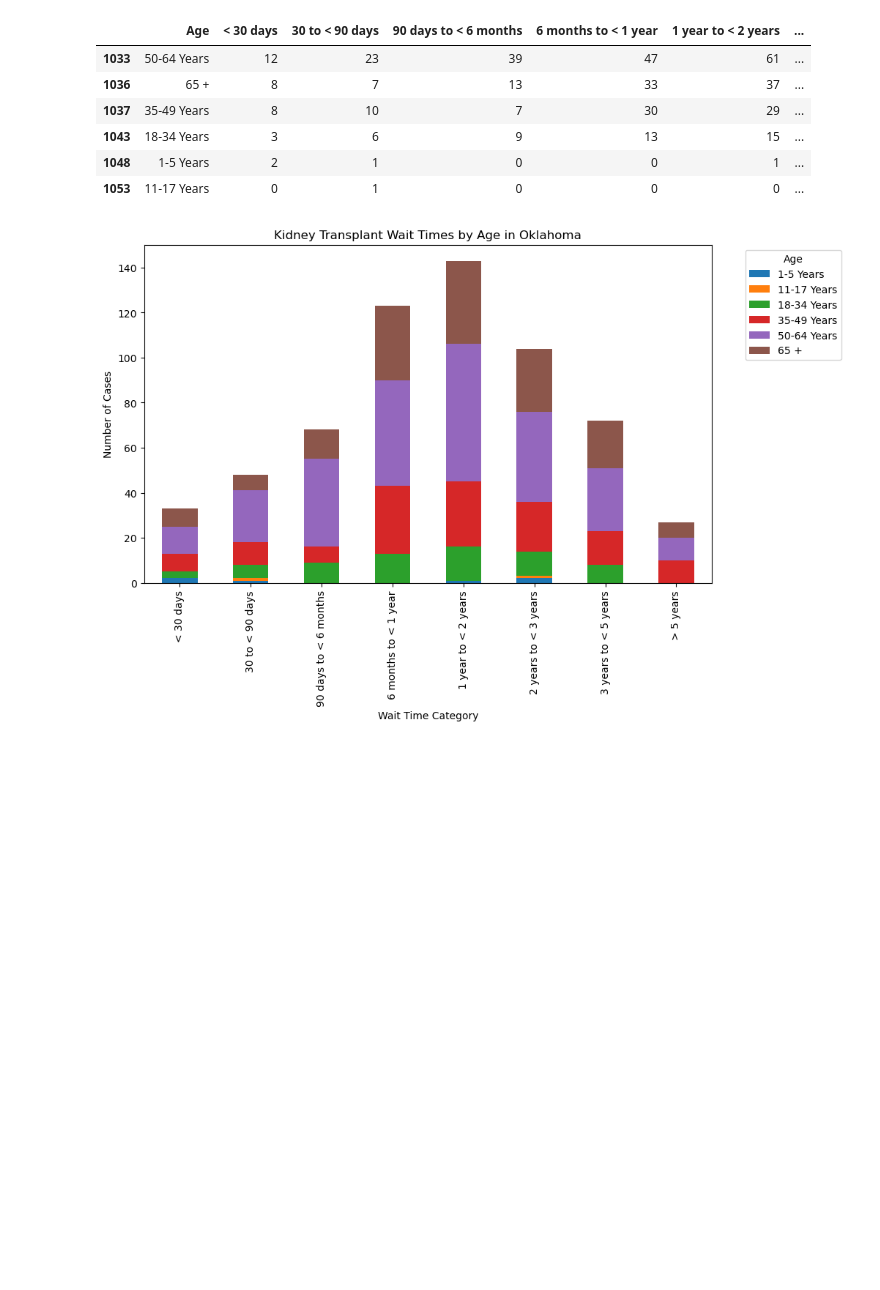
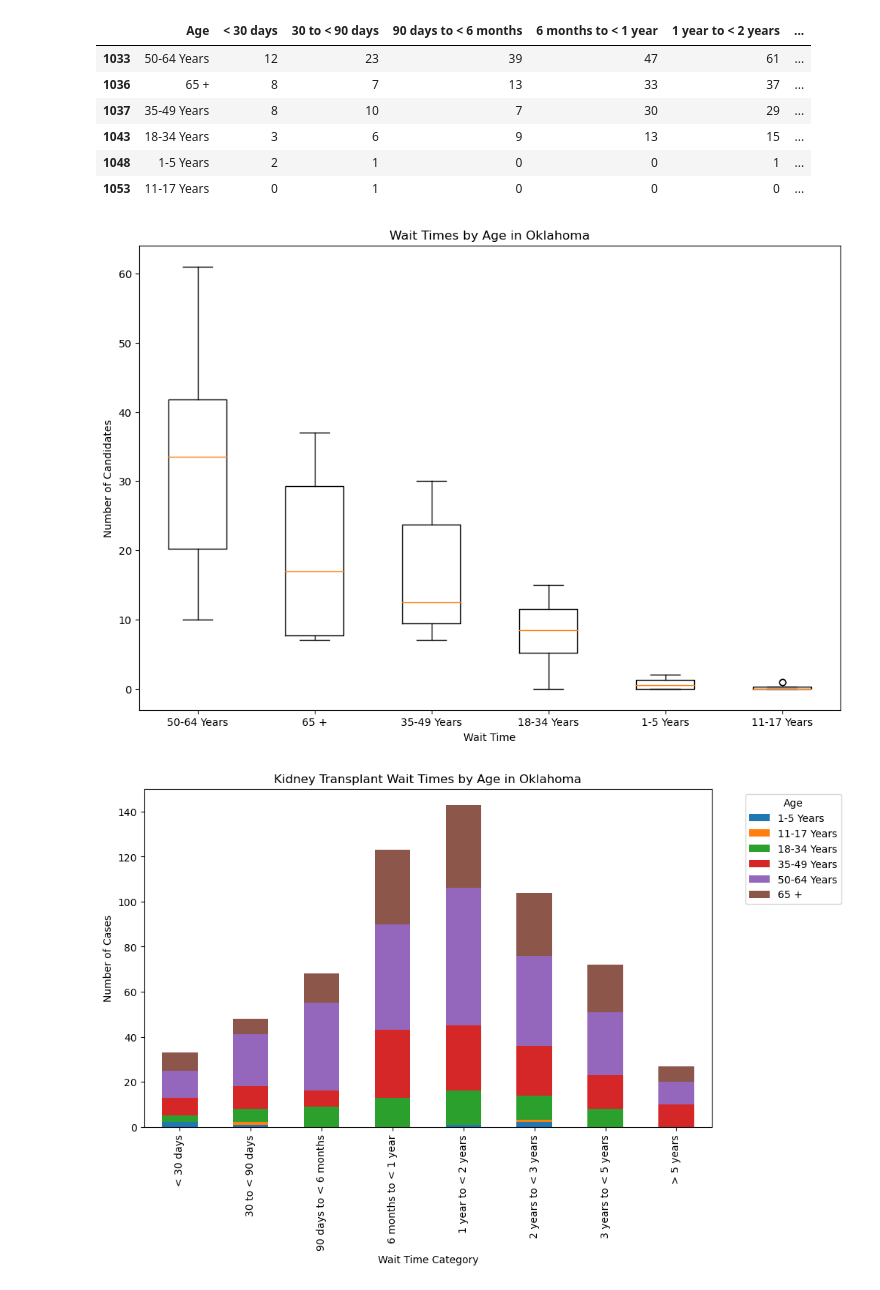
Before and after one commit to ASPigman/Project_1, a Jupyter notebook: KidneyTransplantMain.ipynb, the cells around one changed output. Saved outputs shown, nothing was run; the diff lists cells and outputs as text; code cells hidden in the pictures; blank space fills up the shorter version.

```diff
--- a/KidneyTransplantMain.ipynb
+++ b/KidneyTransplantMain.ipynb
@@ -928,6 +950,25 @@ ok_age_wait
 | 1043 | 18-34 Years | 3 | 6 | 9 | 13 | 15 | ... |
 | 1048 | 1-5 Years | 2 | 1 | 0 | 0 | 1 | ... |
 | 1053 | 11-17 Years | 0 | 1 | 0 | 0 | 0 | ... |
+# %%
+#boxplot for Age vs wait times in Oklahoma
+age_labels = ok_age_wait["Age"].unique()
+
+# Create a list to store data for each ethnicity
+age_data = [ok_age_wait[ok_age_wait["Age"] == age].iloc[:, 1:].values.flatten()
+                  for age in age_labels]
+
+plt.figure(figsize=(12, 8))
+boxplot = plt.boxplot(age_data, vert=True, labels=age_labels)
+
+#Set labels and title
+plt.title("Wait Times by Age in Oklahoma")
+plt.xlabel("Wait Time")
+plt.ylabel("Number of Candidates")
+
+plt.show()
+# %% [output]
+[figure, added]
 # %%
 # Plot above on a bar chart
 # Set "Age" as the index
```
Also changed, not shown: parts of 8 cells of this notebook, 2 other files.
